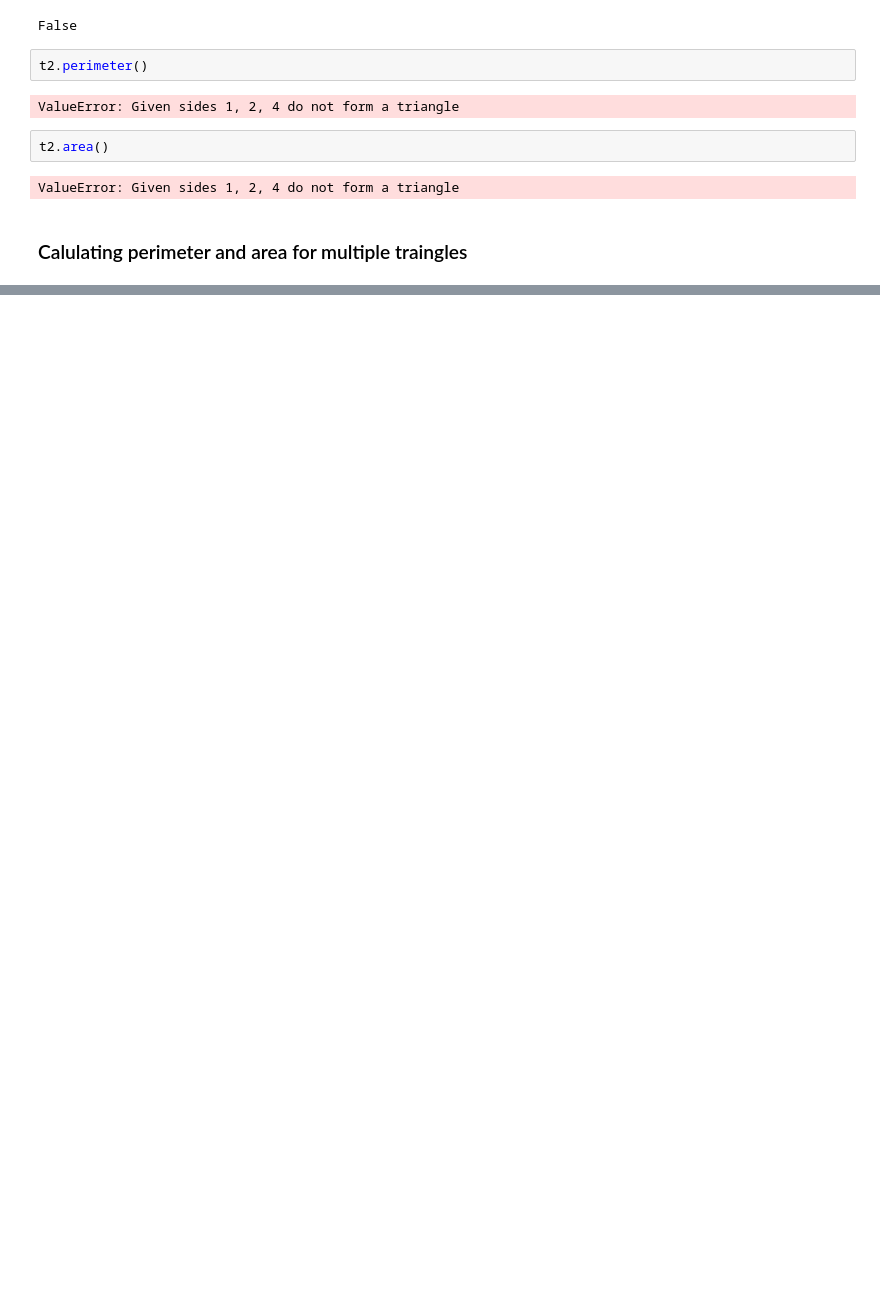
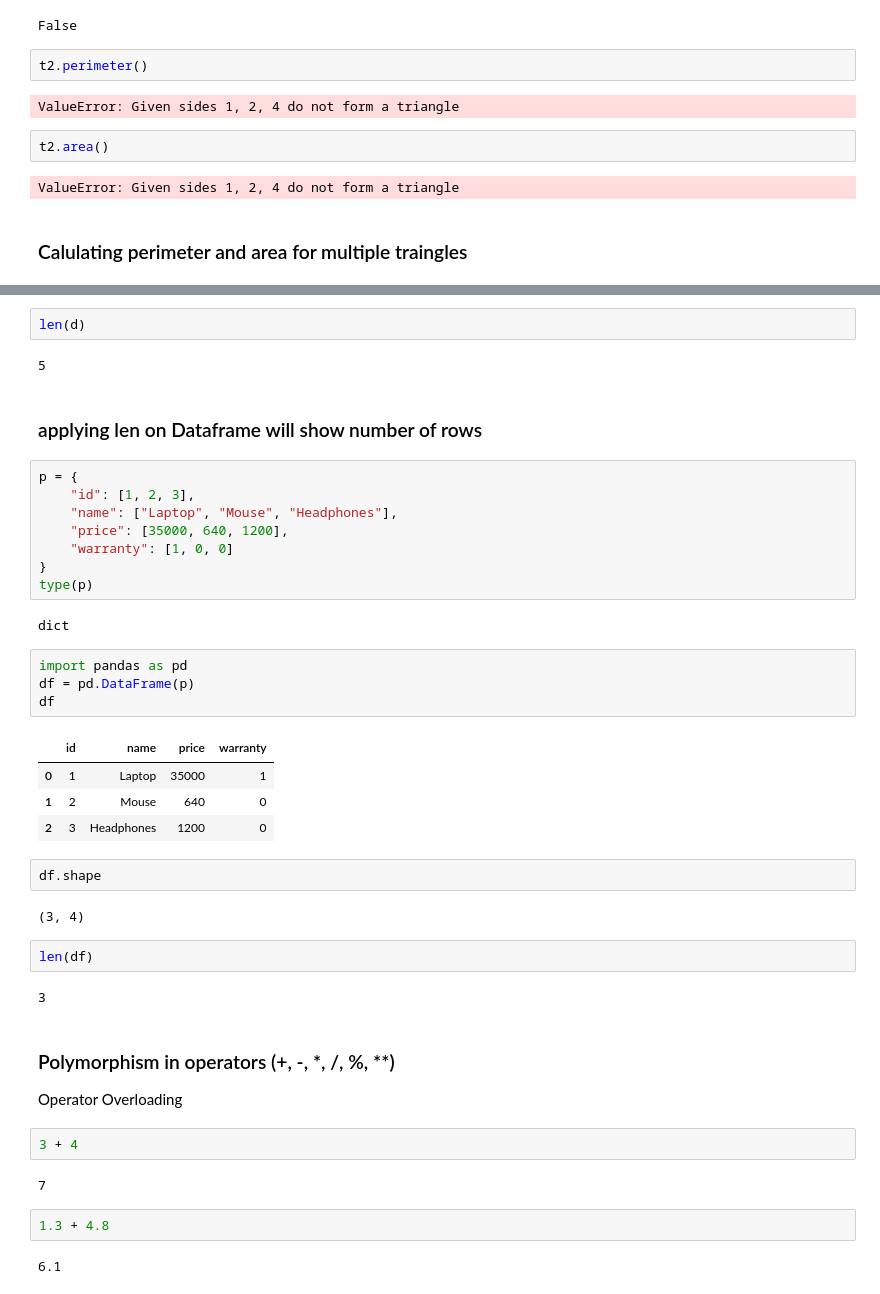
Before and after one commit to utkarshg1/Adv-Python-3-5pm-6th-Feb-2025, a Jupyter notebook: 4 Polymorphism/poly.ipynb, the cells around one changed output, grey strips where cells are left out. Drawn from its saved outputs; the diff is of its cells as text; blank space fills up the shorter version.

```diff
--- a/4 Polymorphism/poly.ipynb
+++ b/4 Polymorphism/poly.ipynb
@@ -129,0 +183,44 @@ Area of triangle : 0.97
+# %%
+len(d)
+# %% [output]
+5
+# %% [markdown]
+### applying len on Dataframe will show number of rows
+# %%
+p = {
+    "id": [1, 2, 3],
+    "name": ["Laptop", "Mouse", "Headphones"],
+    "price": [35000, 640, 1200],
+    "warranty": [1, 0, 0]
+}
+type(p)
+# %% [output]
+dict
+# %%
+import pandas as pd
+df = pd.DataFrame(p)
+df
+# %% [output]
+|  | id | name | price | warranty |
+| 0 | 1 | Laptop | 35000 | 1 |
+| 1 | 2 | Mouse | 640 | 0 |
+| 2 | 3 | Headphones | 1200 | 0 |
+# %%
+df.shape
+# %% [output]
+(3, 4)
+# %%
+len(df)
+# %% [output]
+3
+# %% [markdown]
+### Polymorphism in operators (+, -, *, /, %, **)
+Operator Overloading
+# %%
+3 + 4
+# %% [output]
+7
+# %%
+1.3 + 4.8
+# %% [output]
+6.1
```
Also changed, not shown: parts of 59 cells of this notebook.
